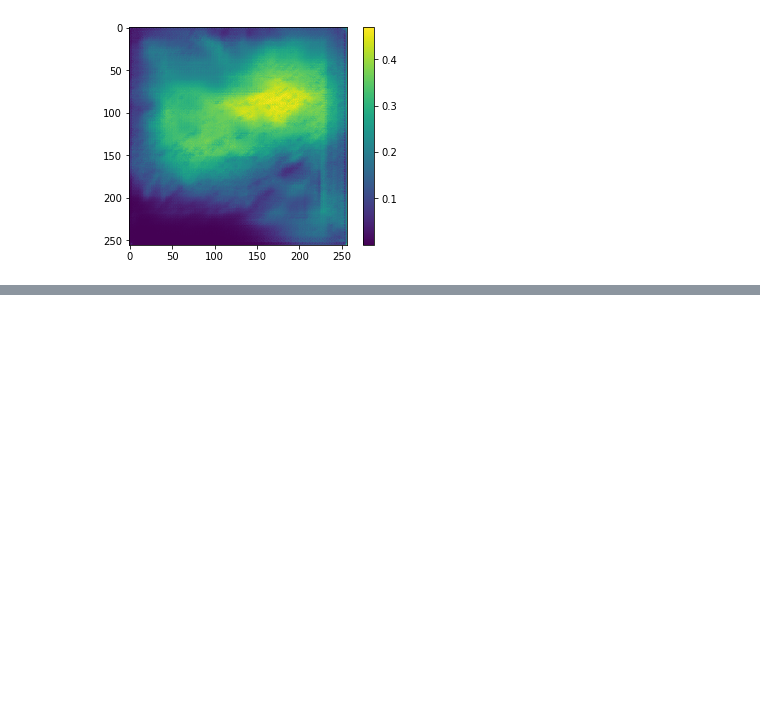
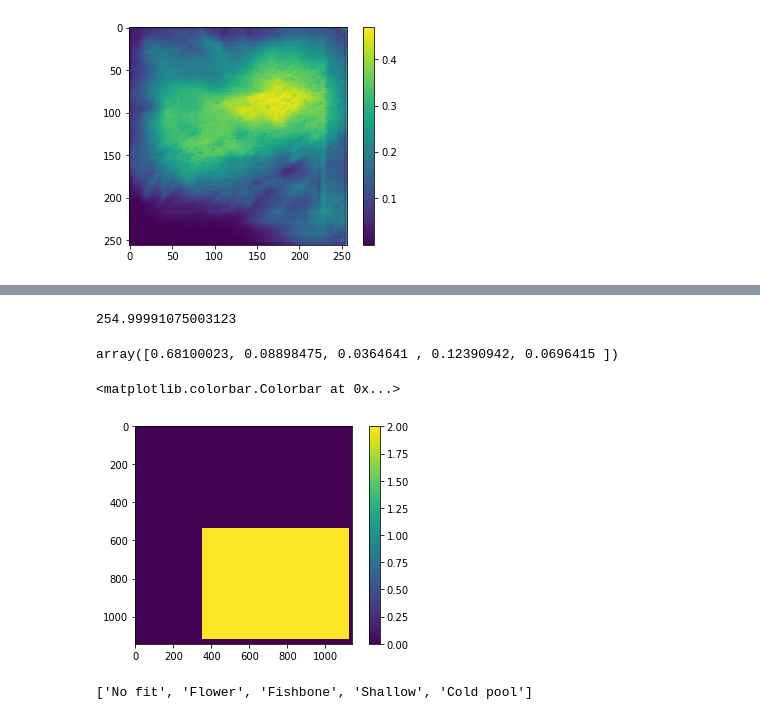
Before and after one commit to raspstephan/sugar-flower-fish-or-gravel, a Jupyter notebook: segmentation.ipynb, the cells around one changed output, grey strips where cells are left out. Drawn from its saved outputs; the diff is of its cells as text; code cells hidden in the pictures; blank space fills up the shorter version.

```diff
--- a/segmentation.ipynb
+++ b/segmentation.ipynb
@@ -403,0 +630,17 @@ plt.imshow(preds[i, :, :, 0]); plt.colorbar(); plt.show()
+# %%
+1/0.00392157
+# %% [output]
+254.99991075003123
+# %%
+np.mean(tot_masks, (0, 1, 2))
+# %% [output]
+array([0.68100023, 0.08898475, 0.0364641 , 0.12390942, 0.0696415 ])
+# %%
+plt.imshow(np.array(Image.open(MASK_PATH + fns[7]))); plt.colorbar()
+# %% [output]
+<matplotlib.colorbar.Colorbar at 0x...>
+[figure, added]
+# %%
+cats
+# %% [output]
+['No fit', 'Flower', 'Fishbone', 'Shallow', 'Cold pool']
```
Also changed, not shown: parts of 54 cells of this notebook.
